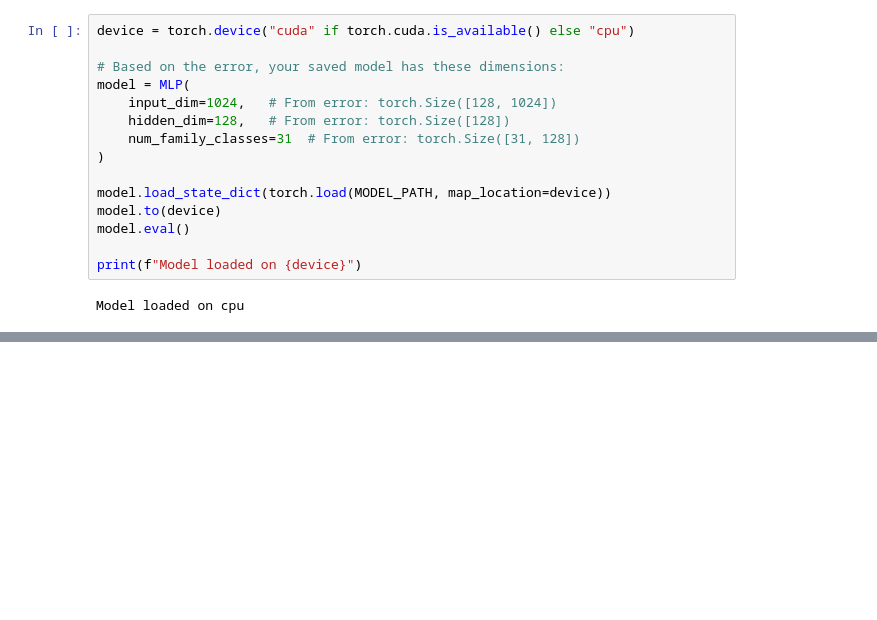
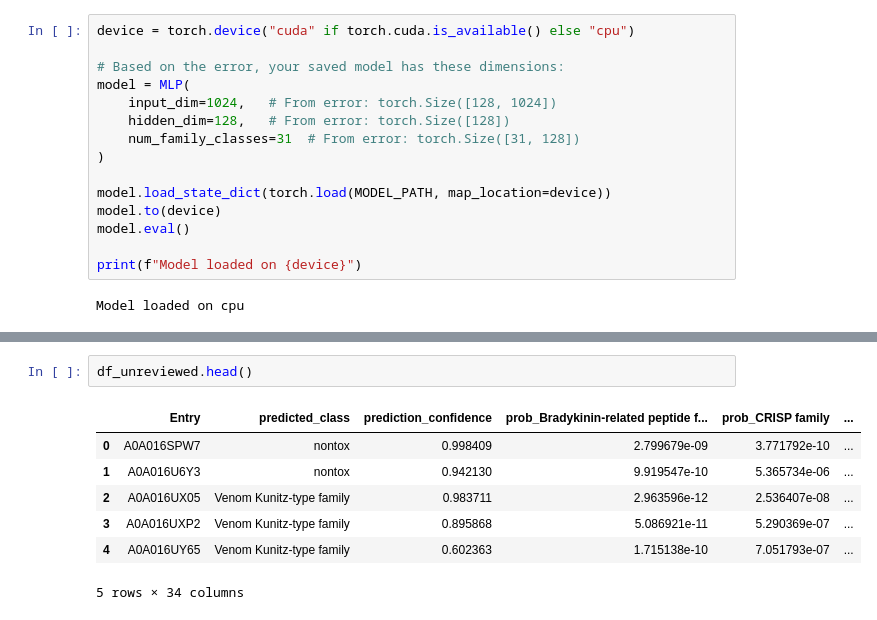
Before and after one commit to Sisistern123/ToxFam, a Jupyter notebook: benchmark/benchmark.ipynb, the cells around one changed output, grey strips where cells are left out. Saved outputs shown, nothing was run; the diff lists cells and outputs as text; blank space fills up the shorter version.

```diff
--- a/benchmark/benchmark.ipynb
+++ b/benchmark/benchmark.ipynb
@@ -234,0 +391,10 @@ plt.show()
+# %%
+df_unreviewed.head()
+# %% [output]
+|  | Entry | predicted_class | prediction_confidence | prob_Bradykinin-related peptide f... | prob_CRISP family | ... |
+| 0 | A0A016SPW7 | nontox | 0.998409 | 2.799679e-09 | 3.771792e-10 | ... |
+| 1 | A0A016U6Y3 | nontox | 0.942130 | 9.919547e-10 | 5.365734e-06 | ... |
+| 2 | A0A016UX05 | Venom Kunitz-type family | 0.983711 | 2.963596e-12 | 2.536407e-08 | ... |
+| 3 | A0A016UXP2 | Venom Kunitz-type family | 0.895868 | 5.086921e-11 | 5.290369e-07 | ... |
+| 4 | A0A016UY65 | Venom Kunitz-type family | 0.602363 | 1.715138e-10 | 7.051793e-07 | ... |
+5 rows × 34 columns
```
Also changed, not shown: parts of 22 cells of this notebook, 18 other files.
